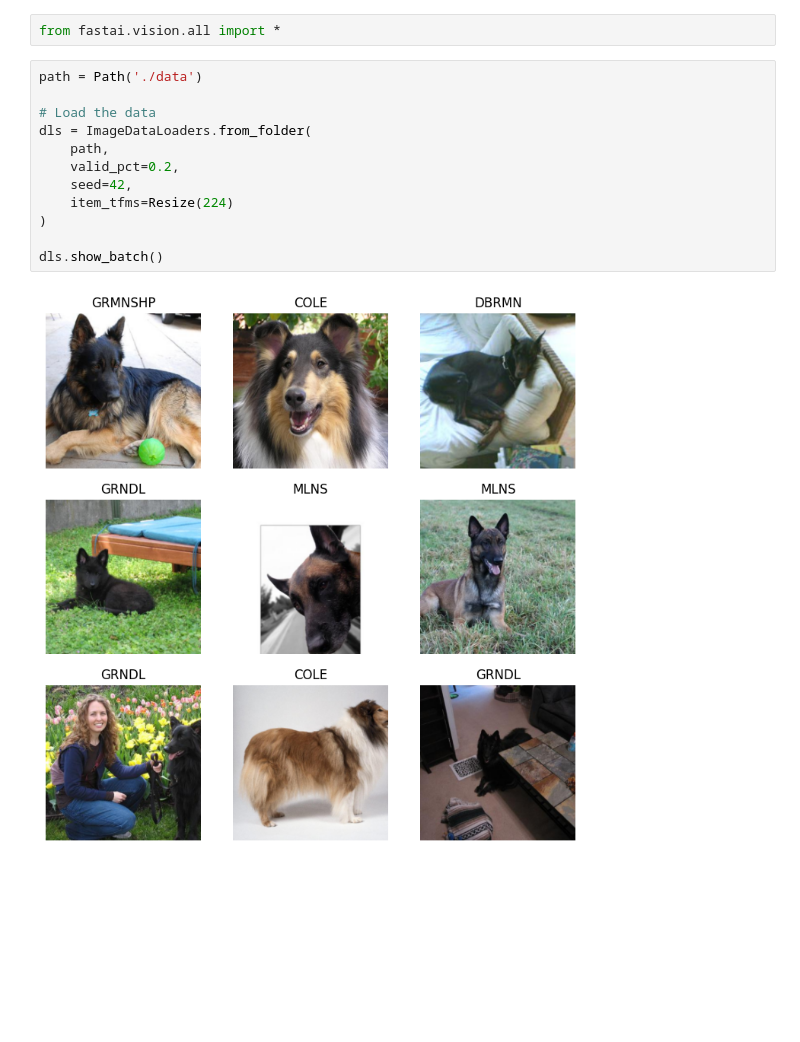
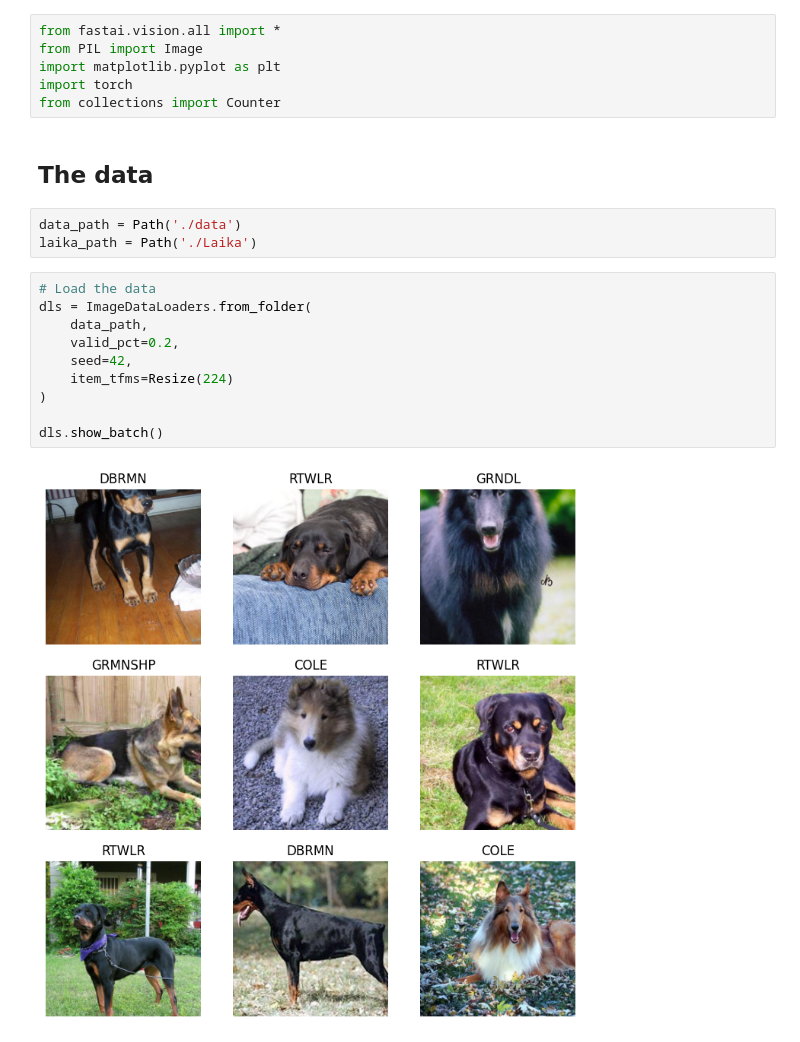
Before and after one commit to MichaelGurevich/Deep-Learning-ex2, a Jupyter notebook: main.py.ipynb, the cells around one changed output. Cells and saved outputs as stored; diff of their text form; blank space fills up the shorter version.

```diff
--- a/main.py.ipynb
+++ b/main.py.ipynb
@@ -26,17 +26,24 @@ I filtered the **Stanford Dogs Dataset** (via HuggingFace) to include only the 7
 * **Visual Similarity:** Because I intentionally chose breeds that look alike, the model will have a harder time distinguishing classes compared to a random dataset.
 # %%
 from fastai.vision.all import *
+from PIL import Image
+import matplotlib.pyplot as plt
+import torch
+from collections import Counter
+# %% [markdown]
+## The data
+# %%
+data_path = Path('./data')
+laika_path = Path('./Laika')
 # %%
-path = Path('./data')
-
 # Load the data
 dls = ImageDataLoaders.from_folder(
-    path,
+    data_path,
     valid_pct=0.2,
     seed=42,
     item_tfms=Resize(224)
 )
 
 dls.show_batch()
 # %% [output]
-[figure, old version]
+[figure, new version]
```
Also changed, not shown: parts of 9 cells of this notebook.
